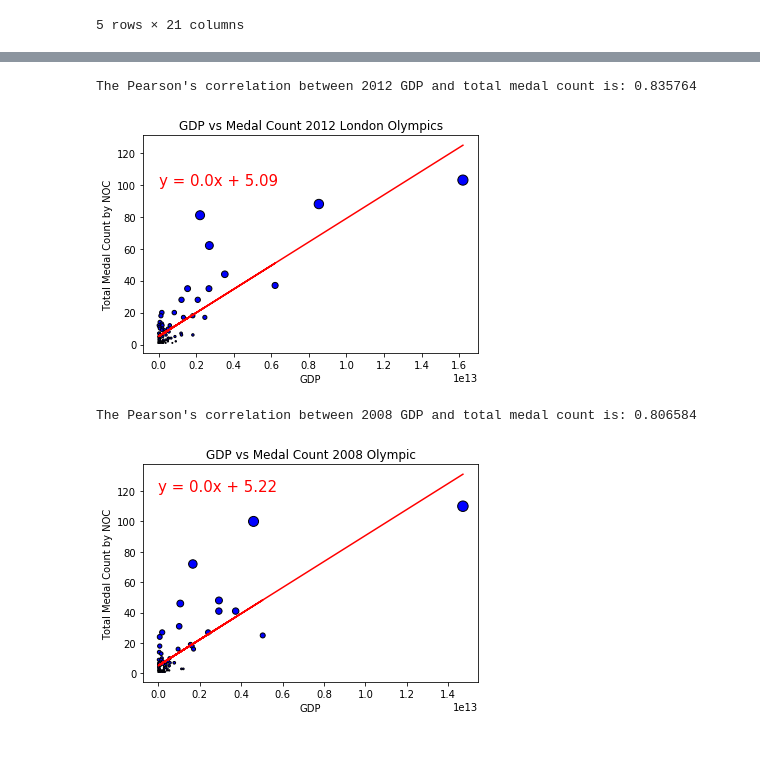
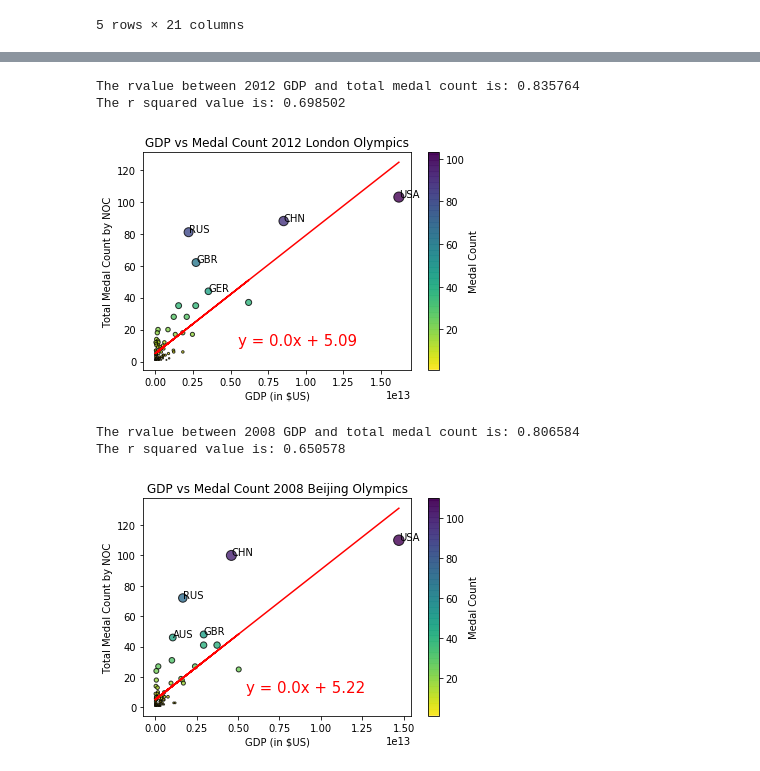
Before and after one commit to tysorensen/project1-group1, a Jupyter notebook: olympic_data_angie.ipynb, the cells around one changed output, grey strips where cells are left out. Drawn from its saved outputs; the diff is of its cells as text; code cells hidden in the pictures.

```diff
--- a/olympic_data_angie.ipynb
+++ b/olympic_data_angie.ipynb
@@ -121,39 +133,57 @@ no_null_olympics_2012 = olympics_2012.dropna(how='any')
 # # Dropping duplicate medals for team events
 final_result = no_null_olympics_2012.drop_duplicates(subset=['Event', 'NOC', 'Medal'])
 
 # Grouping by NOC countries and calculating total medals won by country
 medal_count_by_NOC_2012 = final_result.NOC.value_counts().to_frame(name = "Medal_Count").reset_index()
 final_medal_count_by_NOC_2012 = medal_count_by_NOC_2012.rename(columns={"index": "NOC"})
 
 # Creating a dataframe for just 2012 GDP data
 gdp_NOC_2012 = gdp_data.loc[: , ["NOC", "2012"]]
 
 # Merge the medal count by NOC and GDP dataframes
 merge_2012 = pd.merge(final_medal_count_by_NOC_2012, gdp_NOC_2012, on="NOC", how="left")
 merge_2012["Reformatted"] = (merge_2012["2012"]/1000000000).apply(lambda x: "${:,.2f}BB".format(x))
 clean_merge_2012 = merge_2012.dropna(how="any")
 
 # Scatter plot of medal count and gdp for 2012 Olympic medal winners to see
 # if there is a correlation between GDP and medal count.  Also adding linear regression
 medal_count = clean_merge_2012["Medal_Count"]
 gdp = clean_merge_2012["2012"]
 
+# Create regression line and calculate rvalue and r_squared
 x_values = gdp
 y_values = medal_count
+noc_types = clean_merge_2012["NOC"]
 (slope, intercept, rvalue, pvalue, stderr) = linregress(x_values , y_values)
 regress_values = x_values * slope + intercept
 line_eq = "y = " + str(round(slope,2)) + "x + " + str(round(intercept,2))
-plt.scatter(x_values, y_values,  marker="o", facecolors="blue", edgecolor="black", s=medal_count)
+r_squared = (rvalue**2)
+
+# Create scatterplot, colormap
+c = clean_merge_2012["Medal_Count"]
+plt.scatter(x_values, y_values,  marker="o", facecolors="blue", edgecolor="black", s=medal_count,
+           c=c, cmap = 'viridis_r', alpha=0.8)
 plt.plot(x_values, regress_values, "r-")
-plt.annotate(line_eq, (1, 100), fontsize=15, color="red")
+plt.annotate(line_eq, (5500000000000, 10), fontsize=15, color="red")
+cbar = plt.colorbar()
+cbar.set_label('Medal Count')
 plt.title("GDP vs Medal Count 2012 London Olympics")
-plt.xlabel("GDP")
+plt.xlabel("GDP (in $US)")
 plt.ylabel("Total Medal Count by NOC")
 
-print(f"The Pearson's correlation between 2012 GDP and total medal count is: {round(rvalue, 6)}")
+# Add labels to top medal count winners
+plt.text(16197007349000.00, 103,"USA")
+plt.text(8532230724141.76, 88, "CHN")
+plt.text(2210256976945.38, 81, "RUS")
+plt.text(2704887678386.72, 62, "GBR")
+plt.text(3527344944139.83, 44, "GER")
+
+print(f"The rvalue between 2012 GDP and total medal count is: {round(rvalue, 6)}")
+print(f"The r squared value is: {round(r_squared, 6)}")
 # %% [output]
-The Pearson's correlation between 2012 GDP and total medal count is: 0.835764
+The rvalue between 2012 GDP and total medal count is: 0.835764
+The r squared value is: 0.698502
-[figure, old version]
+[figure, new version]
 # %%
 # GDP and medal count analysis on 2008 Olympics
 olympics_2008 = summer_olympics.loc[summer_olympics.Year == 2008]
@@ -181,22 +211,40 @@ clean_merge_2008 = merge_2008.dropna(how="any")
 medal_count = clean_merge_2008["Medal_Count"]
 gdp = clean_merge_2008["2008"]
 
+# Create regression line and calculate rvalue and r_squared
 x_values = gdp
 y_values = medal_count
+noc_types = clean_merge_2008["NOC"]
 (slope, intercept, rvalue, pvalue, stderr) = linregress(x_values , y_values)
 regress_values = x_values * slope + intercept
 line_eq = "y = " + str(round(slope,2)) + "x + " + str(round(intercept,2))
-plt.scatter(x_values, y_values,  marker="o", facecolors="blue", edgecolor="black", s=medal_count)
+r_squared = (rvalue**2)
+
+# Create scatterplot, colormap
+c = clean_merge_2008["Medal_Count"]
+plt.scatter(x_values, y_values,  marker="o", facecolors="blue", edgecolor="black", s=medal_count,
+           c=c, cmap = 'viridis_r', alpha=0.8)
 plt.plot(x_values, regress_values, "r-")
-plt.annotate(line_eq, (1, 120), fontsize=15, color="red")
+plt.annotate(line_eq, (5500000000000, 10), fontsize=15, color="red")
+cbar = plt.colorbar()
+cbar.set_label('Medal Count')
 plt.title("GDP vs Medal Count 2008 Beijing Olympics")
-plt.xlabel("GDP")
+plt.xlabel("GDP (in $US)")
 plt.ylabel("Total Medal Count by NOC")
 
-print(f"The Pearson's correlation between 2008 GDP and total medal count is: {round(rvalue, 6)}")
+# Add labels to top medal count winners
+plt.text(14712844084000.00, 110, "USA")
+plt.text(4594306848763.08, 100, "CHN")
+plt.text(1660846387624.78, 72, "RUS")
+plt.text(2922667279411.76, 48, "GBR")
+plt.text(1053995523724.26, 46, "AUS")
+
+print(f"The rvalue between 2008 GDP and total medal count is: {round(rvalue, 6)}")
+print(f"The r squared value is: {round(r_squared, 6)}")
 # %% [output]
-The Pearson's correlation between 2008 GDP and total medal count is: 0.806584
+The rvalue between 2008 GDP and total medal count is: 0.806584
+The r squared value is: 0.650578
-[figure, old version]
+[figure, new version]
 # %%
 # GDP and medal count analysis on 2004 Olympics
 olympics_2004 = summer_olympics.loc[summer_olympics.Year == 2004]
```
Also changed, not shown: parts of 3 cells of this notebook, 1 other file.
